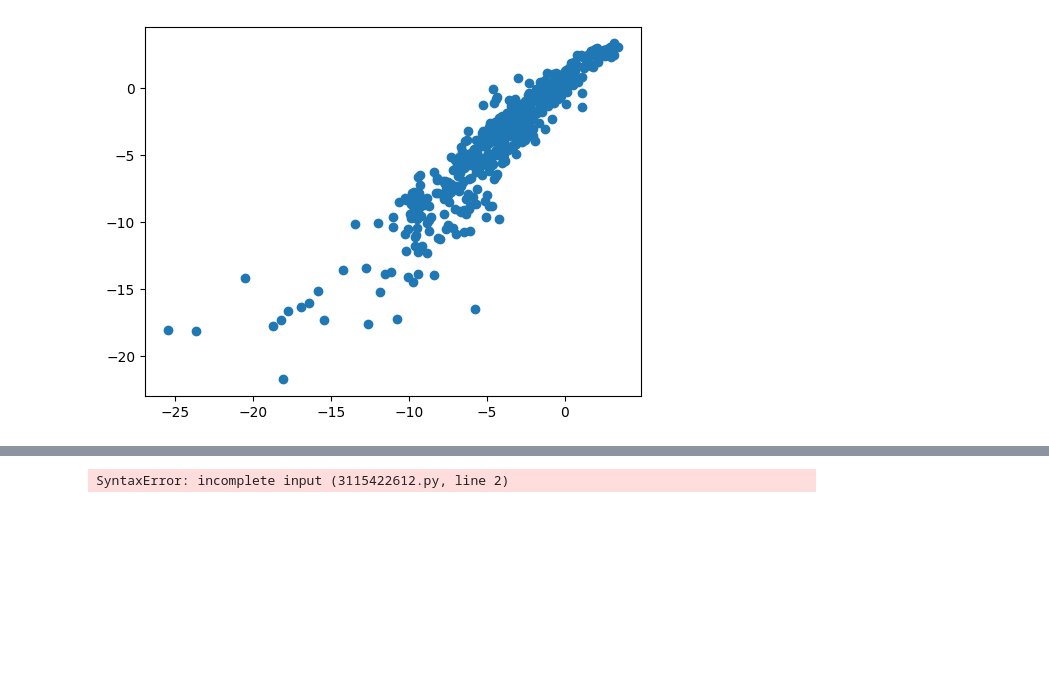
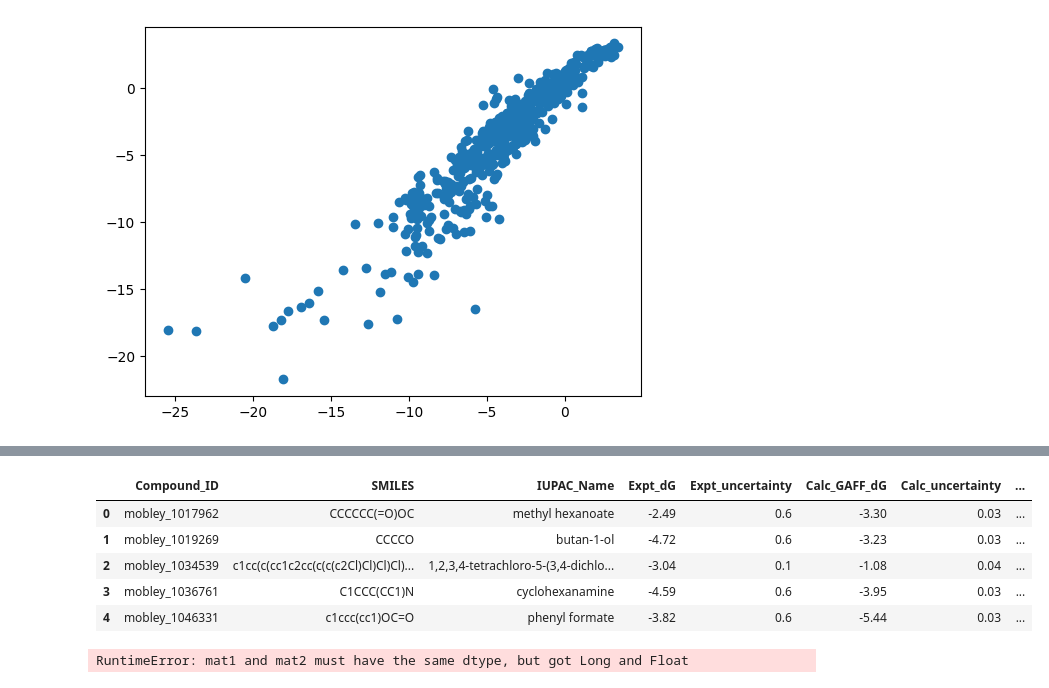
Before and after one commit to wagleswapnil/ML-for-QSAR, a Jupyter notebook: bnn_freesolv.ipynb, the cells around one changed output, grey strips where cells are left out. Saved outputs shown, nothing was run; the diff lists cells and outputs as text; code cells hidden in the pictures; blank space fills up the shorter version.

```diff
--- a/bnn_freesolv.ipynb
+++ b/bnn_freesolv.ipynb
@@ -66,3 +50,13 @@ for row in free_solv_db.itertuples(index=False):
 # %%
+mfpgen = rdFingerprintGenerator.GetMorganGenerator(radius=2, fpSize=2048)
-# %% [output]
-SyntaxError: incomplete input (3115422612.py, line 2)
+# %%
+free_solv_db['morgan_fp'] = free_solv_db['SMILES'].apply(lambda x: mfpgen.GetFingerprint(Chem.MolFromSmiles(x)))
+# %%
+free_solv_db.head()
+# %% [output]
+|  | Compound_ID | SMILES | IUPAC_Name | Expt_dG | Expt_uncertainty | Calc_GAFF_dG | Calc_uncertainty | ... |
+| 0 | mobley_1017962 | CCCCCC(=O)OC | methyl hexanoate | -2.49 | 0.6 | -3.30 | 0.03 | ... |
+| 1 | mobley_1019269 | CCCCO | butan-1-ol | -4.72 | 0.6 | -3.23 | 0.03 | ... |
+| 2 | mobley_1034539 | c1cc(c(cc1c2cc(c(c(c2Cl)Cl)Cl)Cl)... | 1,2,3,4-tetrachloro-5-(3,4-dichlo... | -3.04 | 0.1 | -1.08 | 0.04 | ... |
+| 3 | mobley_1036761 | C1CCC(CC1)N | cyclohexanamine | -4.59 | 0.6 | -3.95 | 0.03 | ... |
+| 4 | mobley_1046331 | c1ccc(cc1)OC=O | phenyl formate | -3.82 | 0.6 | -5.44 | 0.03 | ... |
@@ -68,0 +80,14 @@ SyntaxError: incomplete input (3115422612.py, line 2)
+# %%
+for step in range(3000):
+    pre = model(x)
+    mse = mse_loss(pre, y)
+    kl = kl_loss(model)
+    cost = mse + kl_weight*kl
+
+    optimizer.zero_grad()
+    cost.backward()
+    optimizer.step()
+
+print(f"Step {step}: MSE={mse.item():.4f}, KL={kl.item():.4f}, Cost={cost.item():.4f}")
+# %% [output]
+RuntimeError: mat1 and mat2 must have the same dtype, but got Long and Float
```
Also changed, not shown: parts of 6 cells of this notebook.
